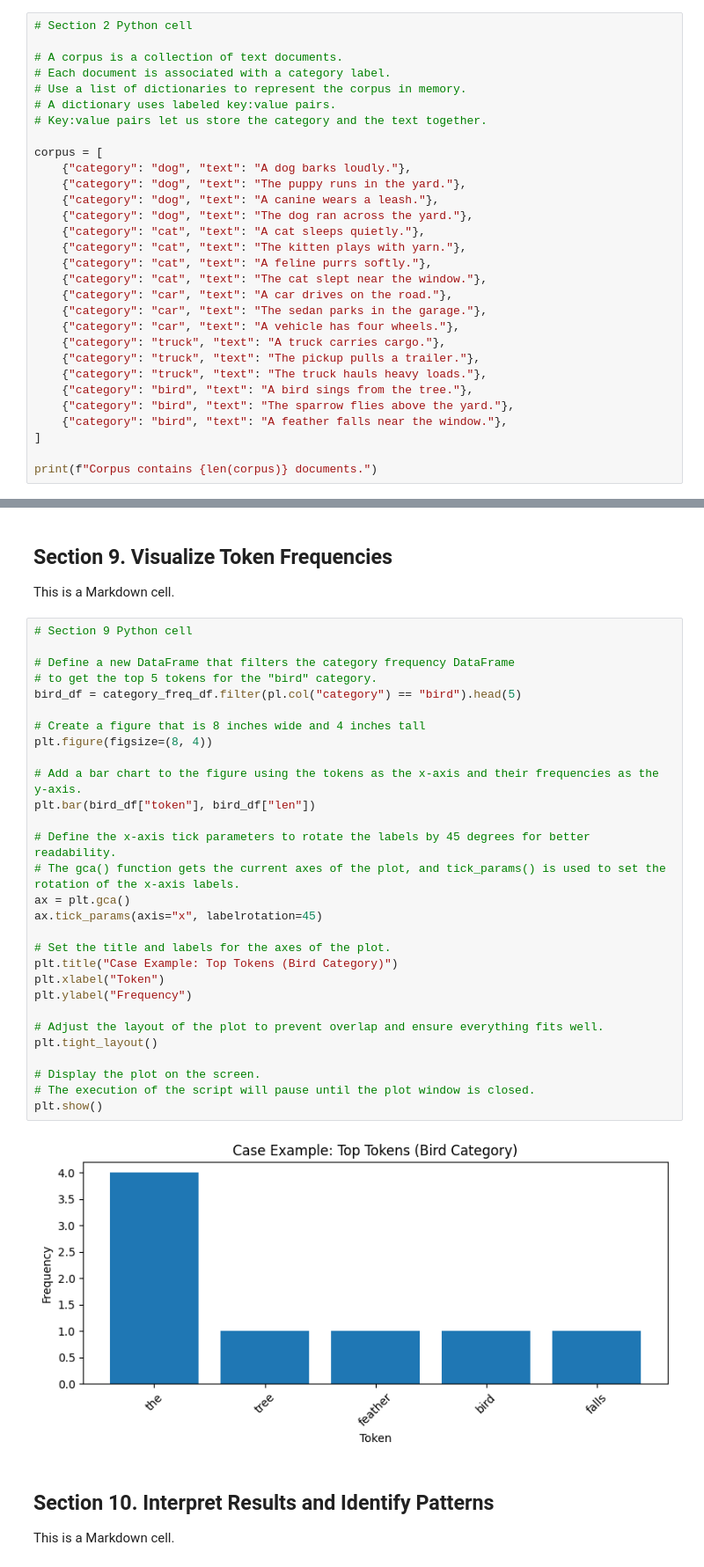
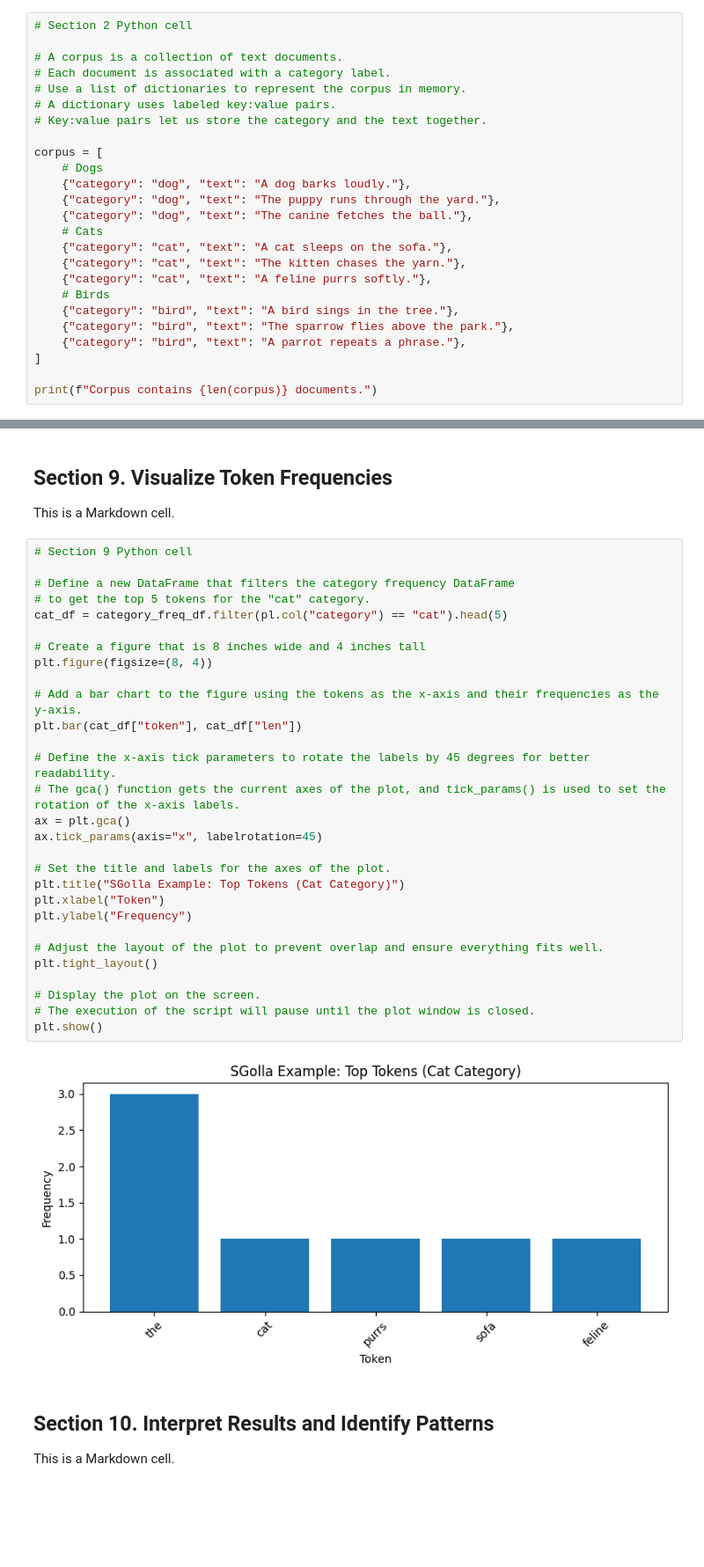
Before and after one commit to s-golla/nlp-03-text-exploration, a Jupyter notebook: notebooks/nlp_corpus_explore_sgolla.ipynb, the cells around one changed output, grey strips where cells are left out. Shown at 88% size. Drawn from its saved outputs; the diff is of its cells as text; blank space fills up the shorter version.

```diff
--- a/notebooks/nlp_corpus_explore_sgolla.ipynb
+++ b/notebooks/nlp_corpus_explore_sgolla.ipynb
@@ -123,23 +123,18 @@ This is a Markdown cell.
 # Key:value pairs let us store the category and the text together.
 
 corpus = [
+    # Dogs
     {"category": "dog", "text": "A dog barks loudly."},
-    {"category": "dog", "text": "The puppy runs in the yard."},
-    {"category": "dog", "text": "A canine wears a leash."},
-    {"category": "dog", "text": "The dog ran across the yard."},
-    {"category": "cat", "text": "A cat sleeps quietly."},
-    {"category": "cat", "text": "The kitten plays with yarn."},
+    {"category": "dog", "text": "The puppy runs through the yard."},
+    {"category": "dog", "text": "The canine fetches the ball."},
+    # Cats
+    {"category": "cat", "text": "A cat sleeps on the sofa."},
+    {"category": "cat", "text": "The kitten chases the yarn."},
     {"category": "cat", "text": "A feline purrs softly."},
-    {"category": "cat", "text": "The cat slept near the window."},
-    {"category": "car", "text": "A car drives on the road."},
-    {"category": "car", "text": "The sedan parks in the garage."},
-    {"category": "car", "text": "A vehicle has four wheels."},
-    {"category": "truck", "text": "A truck carries cargo."},
-    {"category": "truck", "text": "The pickup pulls a trailer."},
-    {"category": "truck", "text": "The truck hauls heavy loads."},
-    {"category": "bird", "text": "A bird sings from the tree."},
-    {"category": "bird", "text": "The sparrow flies above the yard."},
-    {"category": "bird", "text": "A feather falls near the window."},
+    # Birds
+    {"category": "bird", "text": "A bird sings in the tree."},
+    {"category": "bird", "text": "The sparrow flies above the park."},
+    {"category": "bird", "text": "A parrot repeats a phrase."},
 ]
 
 print(f"Corpus contains {len(corpus)} documents.")
@@ -428,34 +415,34 @@ This is a Markdown cell.
 # %%
 # Section 9 Python cell
 
 # Define a new DataFrame that filters the category frequency DataFrame
-# to get the top 5 tokens for the "bird" category.
-bird_df = category_freq_df.filter(pl.col("category") == "bird").head(5)
+# to get the top 5 tokens for the "cat" category.
+cat_df = category_freq_df.filter(pl.col("category") == "cat").head(5)
 
 # Create a figure that is 8 inches wide and 4 inches tall
 plt.figure(figsize=(8, 4))
 
 # Add a bar chart to the figure using the tokens as the x-axis and their frequencies as the y-axis.
-plt.bar(bird_df["token"], bird_df["len"])
+plt.bar(cat_df["token"], cat_df["len"])
 
 # Define the x-axis tick parameters to rotate the labels by 45 degrees for better readability.
 # The gca() function gets the current axes of the plot, and tick_params() is used to set the rotation of the x-axis labels.
 ax = plt.gca()
 ax.tick_params(axis="x", labelrotation=45)
 
 # Set the title and labels for the axes of the plot.
-plt.title("Case Example: Top Tokens (Bird Category)")
+plt.title("SGolla Example: Top Tokens (Cat Category)")
 plt.xlabel("Token")
 plt.ylabel("Frequency")
 
 # Adjust the layout of the plot to prevent overlap and ensure everything fits well.
 plt.tight_layout()
 
 # Display the plot on the screen.
 # The execution of the script will pause until the plot window is closed.
 plt.show()
 # %% [output]
-[figure, old version]
+[figure, new version]
 # %% [markdown]
 ## Section 10. Interpret Results and Identify Patterns
 
```
Also changed, not shown: parts of 10 cells of this notebook, 1 other file.
